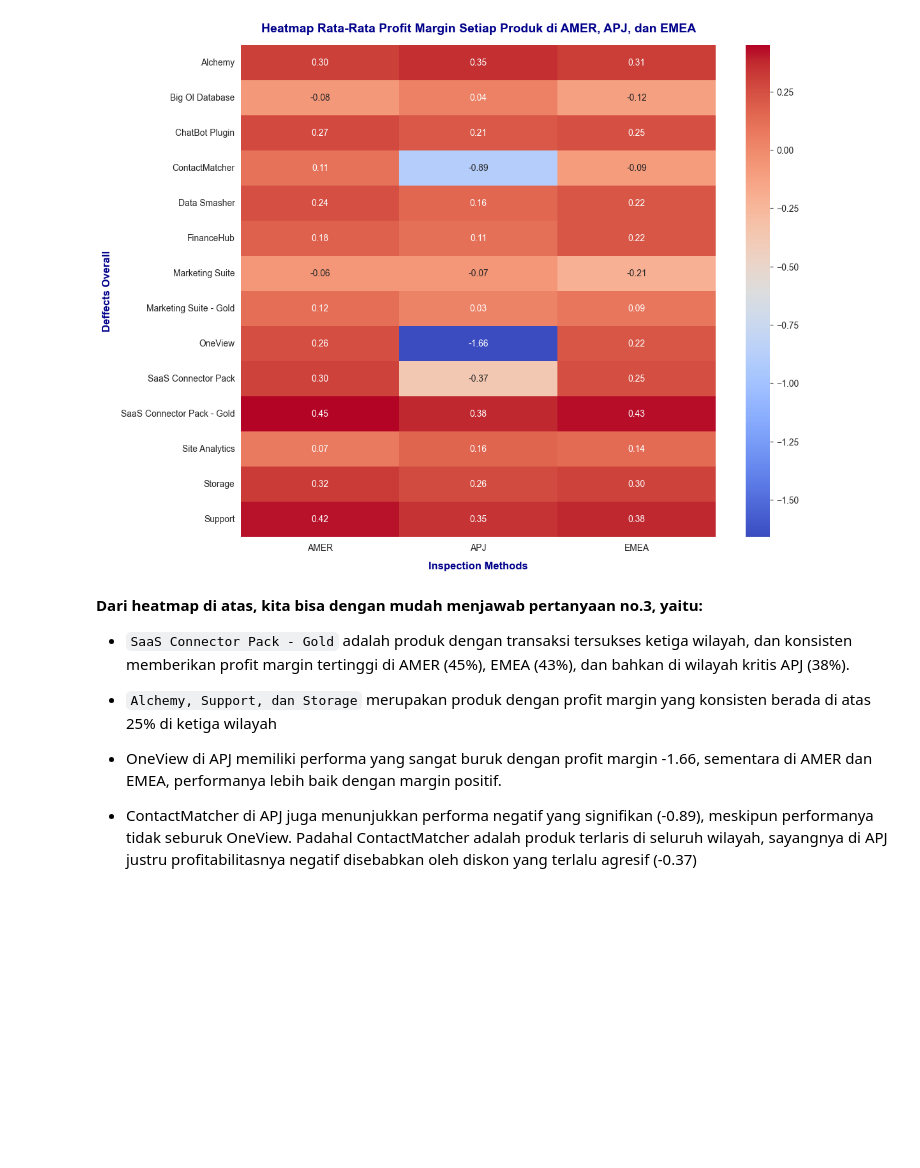
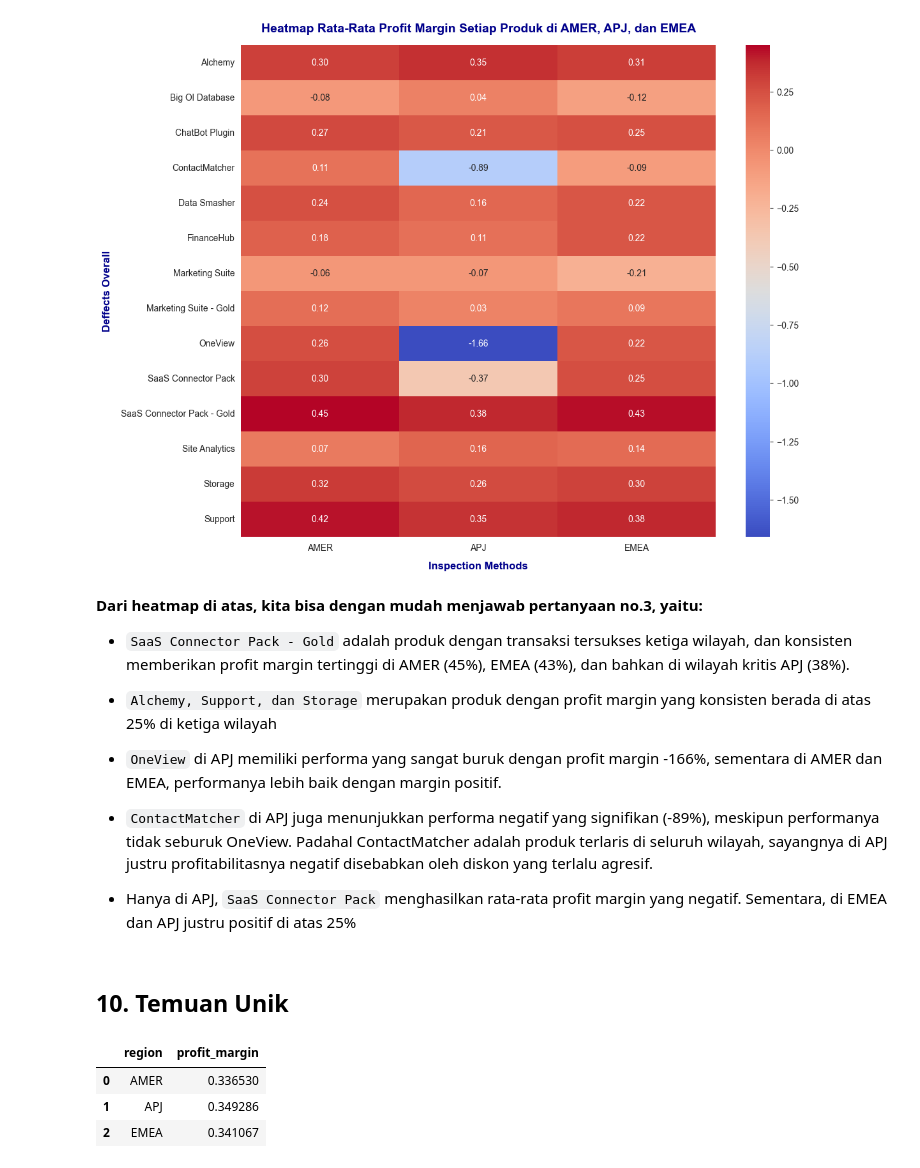
Before and after one commit to tamaracoding/analisis-profitabilitas-regional-AWS-Capstone-Project-2, a Jupyter notebook: Aws Saas Regional Profitability Analysis.ipynb, the cells around one changed output. Drawn from its saved outputs; the diff is of its cells as text; code cells hidden in the pictures; blank space fills up the shorter version.

```diff
--- a/Aws Saas Regional Profitability Analysis.ipynb
+++ b/Aws Saas Regional Profitability Analysis.ipynb
@@ -891,5 +926,15 @@ Text(120.7222222222222, 0.5, 'Deffects Overall')
 - `SaaS Connector Pack - Gold` adalah produk dengan transaksi tersukses ketiga wilayah, dan konsisten memberikan profit margin tertinggi di AMER (45%), EMEA (43%), dan bahkan di wilayah kritis APJ (38%).
 - `Alchemy, Support, dan Storage` merupakan produk dengan profit margin yang konsisten berada di atas 25% di ketiga wilayah
 
-- OneView di APJ memiliki performa yang sangat buruk dengan profit margin -1.66, sementara di AMER dan EMEA, performanya lebih baik dengan margin positif.
-- ContactMatcher di APJ juga menunjukkan performa negatif yang signifikan (-0.89), meskipun performanya tidak seburuk OneView. Padahal ContactMatcher adalah produk terlaris di seluruh wilayah, sayangnya di APJ justru profitabilitasnya negatif disebabkan oleh diskon yang terlalu agresif (-0.37)
+- `OneView` di APJ memiliki performa yang sangat buruk dengan profit margin -166%, sementara di AMER dan EMEA, performanya lebih baik dengan margin positif.
+- `ContactMatcher` di APJ juga menunjukkan performa negatif yang signifikan (-89%), meskipun performanya tidak seburuk OneView. Padahal ContactMatcher adalah produk terlaris di seluruh wilayah, sayangnya di APJ justru profitabilitasnya negatif disebabkan oleh diskon yang terlalu agresif.
+- Hanya di APJ, `SaaS Connector Pack` menghasilkan rata-rata profit margin yang negatif. Sementara, di EMEA dan APJ justru positif di atas 25%
+# %% [markdown]
+## 10. Temuan Unik
+# %%
+df_nodisc.groupby('region')['profit_margin'].mean().reset_index()
+# %% [output]
+|  | region | profit_margin |
+| 0 | AMER | 0.336530 |
+| 1 | APJ | 0.349286 |
+| 2 | EMEA | 0.341067 |
```
Also changed, not shown: parts of 40 cells of this notebook.
